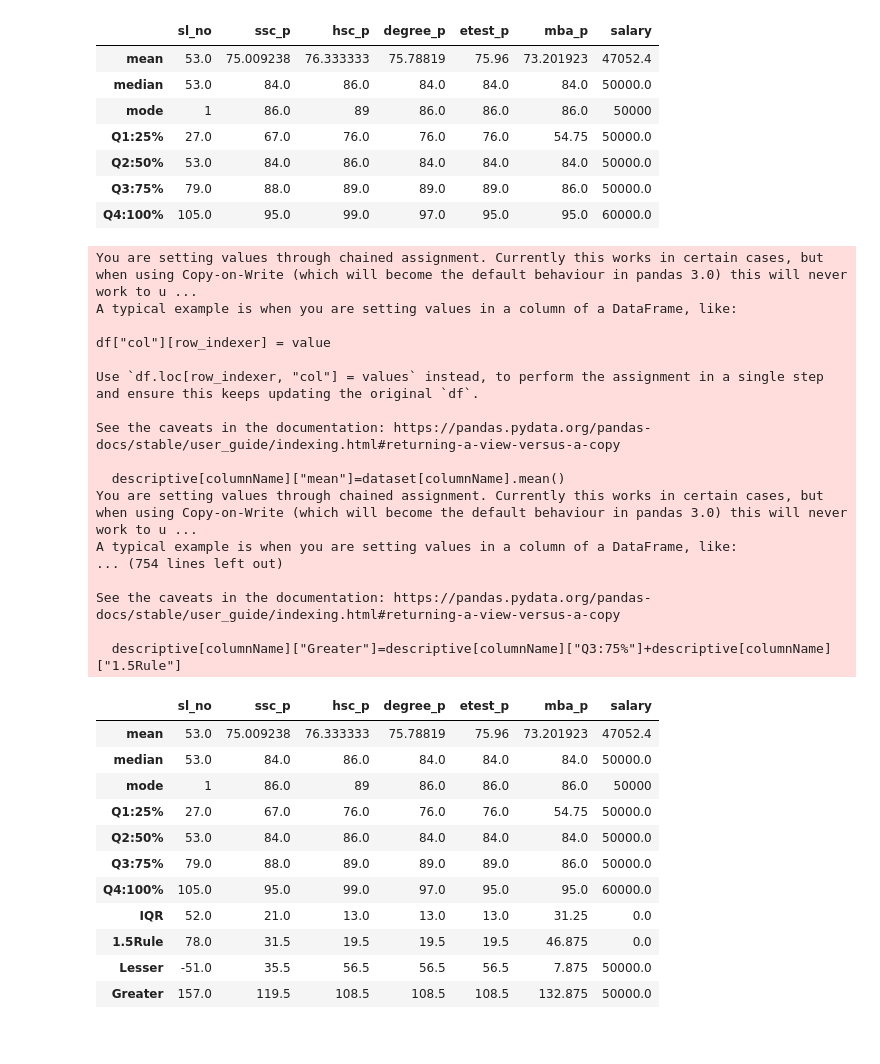
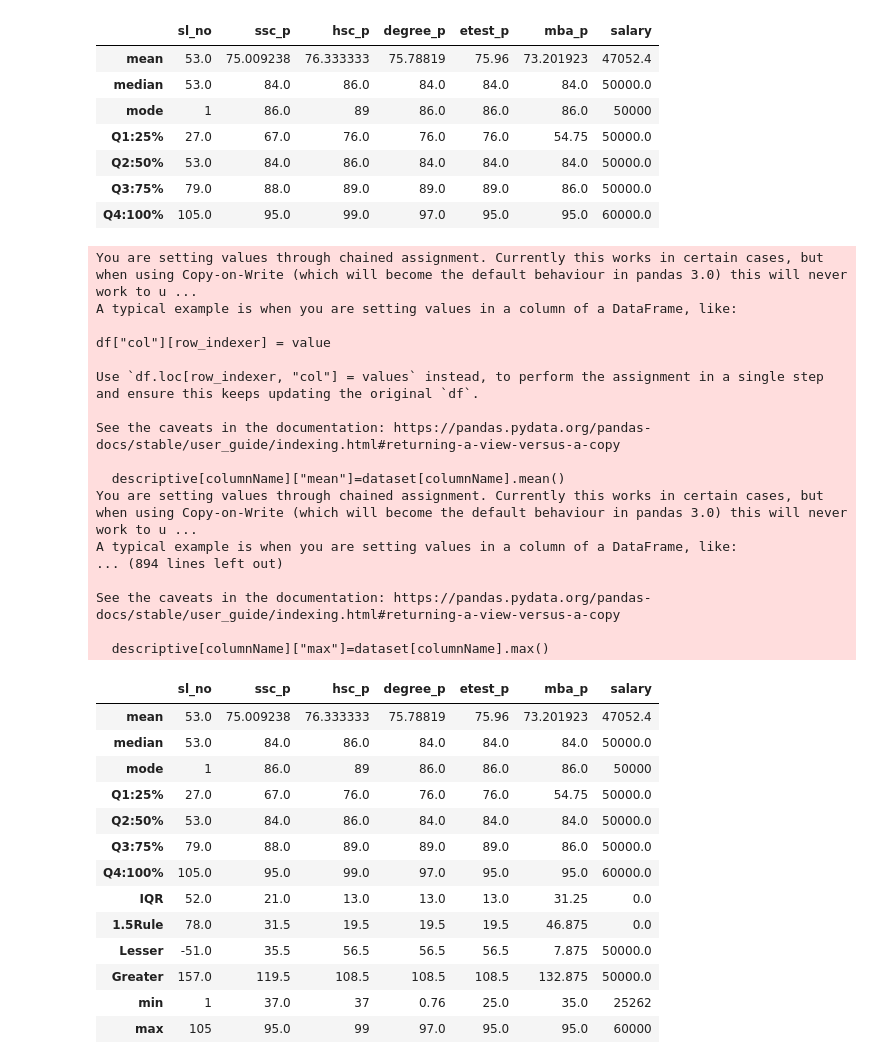
Before and after one commit to janusuya356-web/python, a Jupyter notebook: 4.lesser and greater.ipynb, the cells around one changed output. Saved outputs shown, nothing was run; the diff lists cells and outputs as text; code cells hidden in the pictures.

```diff
--- a/4.lesser and greater.ipynb
+++ b/4.lesser and greater.ipynb
@@ -374,6 +374,7 @@ for columnName in quan:
     descriptive[columnName]["Lesser"]=descriptive[columnName]["Q1:25%"]-descriptive[columnName]["1.5Rule"]
     descriptive[columnName]["Greater"]=descriptive[columnName]["Q3:75%"]+descriptive[columnName]["1.5Rule"]
     descriptive[columnName]["min"]=dataset[columnName].min()
+    descriptive[columnName]["max"]=dataset[columnName].max()
 
 
 
@@ -382,32 +383,34 @@ for columnName in quan:
 
 descriptive
 # %% [output]
 You are setting values through chained assignment. Currently this works in certain cases, but when using Copy-on-Write (which will become the default behaviour in pandas 3.0) this will never work to u ...
 A typical example is when you are setting values in a column of a DataFrame, like:
 
 df["col"][row_indexer] = value
 
 Use `df.loc[row_indexer, "col"] = values` instead, to perform the assignment in a single step and ensure this keeps updating the original `df`.
 
 See the caveats in the documentation: https://pandas.pydata.org/pandas-docs/stable/user_guide/indexing.html#returning-a-view-versus-a-copy
 
   descriptive[columnName]["mean"]=dataset[columnName].mean()
 You are setting values through chained assignment. Currently this works in certain cases, but when using Copy-on-Write (which will become the default behaviour in pandas 3.0) this will never work to u ...
 A typical example is when you are setting values in a column of a DataFrame, like:
-... (754 lines left out)
+... (894 lines left out)
 
 See the caveats in the documentation: https://pandas.pydata.org/pandas-docs/stable/user_guide/indexing.html#returning-a-view-versus-a-copy
 
-  descriptive[columnName]["Greater"]=descriptive[columnName]["Q3:75%"]+descriptive[columnName]["1.5Rule"]
+  descriptive[columnName]["max"]=dataset[columnName].max()
 |  | sl_no | ssc_p | hsc_p | degree_p | etest_p | mba_p | salary |
 | mean | 53.0 | 75.009238 | 76.333333 | 75.78819 | 75.96 | 73.201923 | 47052.4 |
 | median | 53.0 | 84.0 | 86.0 | 84.0 | 84.0 | 84.0 | 50000.0 |
 | mode | 1 | 86.0 | 89 | 86.0 | 86.0 | 86.0 | 50000 |
 | Q1:25% | 27.0 | 67.0 | 76.0 | 76.0 | 76.0 | 54.75 | 50000.0 |
 | Q2:50% | 53.0 | 84.0 | 86.0 | 84.0 | 84.0 | 84.0 | 50000.0 |
 | Q3:75% | 79.0 | 88.0 | 89.0 | 89.0 | 89.0 | 86.0 | 50000.0 |
 | Q4:100% | 105.0 | 95.0 | 99.0 | 97.0 | 95.0 | 95.0 | 60000.0 |
 | IQR | 52.0 | 21.0 | 13.0 | 13.0 | 13.0 | 31.25 | 0.0 |
 | 1.5Rule | 78.0 | 31.5 | 19.5 | 19.5 | 19.5 | 46.875 | 0.0 |
 | Lesser | -51.0 | 35.5 | 56.5 | 56.5 | 56.5 | 7.875 | 50000.0 |
 | Greater | 157.0 | 119.5 | 108.5 | 108.5 | 108.5 | 132.875 | 50000.0 |
+| min | 1 | 37.0 | 37 | 0.76 | 25.0 | 35.0 | 25262 |
+| max | 105 | 95.0 | 99 | 97.0 | 95.0 | 95.0 | 60000 |
```
